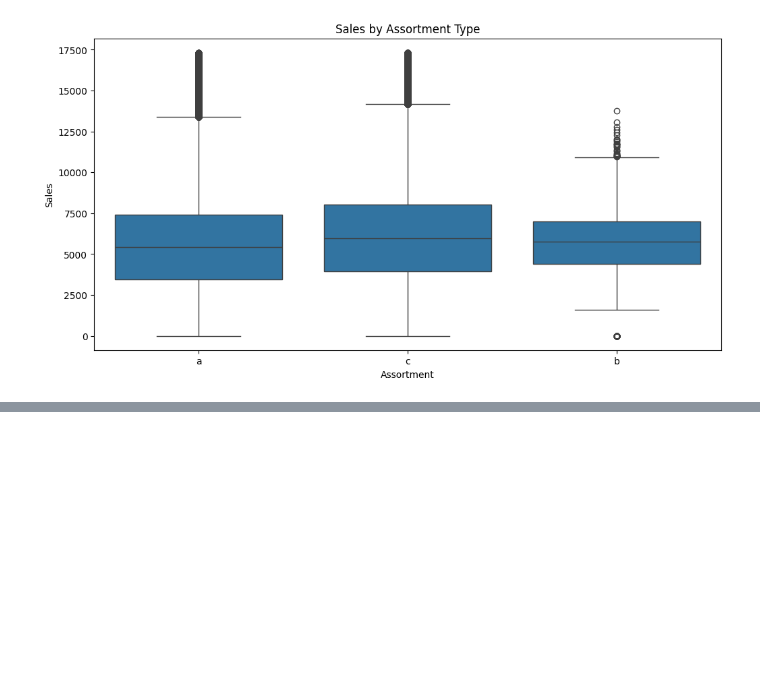
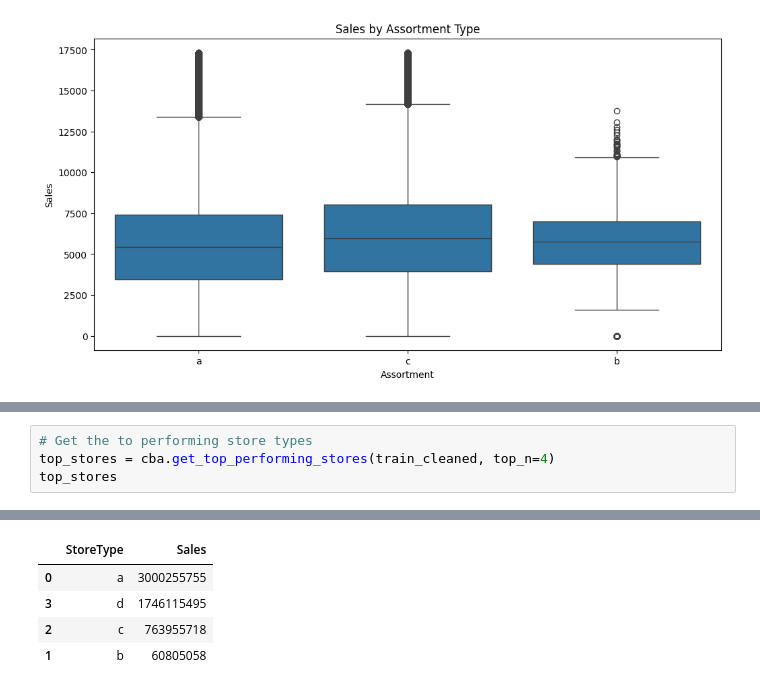
Before and after one commit to GetieBalew24/Rossmann--Sales-Prediction, a Jupyter notebook: notebooks/customer_purchasing_behavior_EDA.ipynb, the cells around one changed output, grey strips where cells are left out. Drawn from its saved outputs; the diff is of its cells as text; blank space fills up the shorter version.

```diff
--- a/notebooks/customer_purchasing_behavior_EDA.ipynb
+++ b/notebooks/customer_purchasing_behavior_EDA.ipynb
@@ -252,0 +254,5 @@ cba.plot_sales_vs_competitor(train_cleaned)
+# %%
+# Get the to performing store types
+top_stores = cba.get_top_performing_stores(train_cleaned, top_n=4)
+top_stores
+# %% [output]
@@ -252,0 +260,5 @@ cba.plot_sales_vs_competitor(train_cleaned)
+|  | StoreType | Sales |
+| 0 | a | 3000255755 |
+| 3 | d | 1746115495 |
+| 2 | c | 763955718 |
+| 1 | b | 60805058 |
```
Also changed, not shown: parts of 6 cells of this notebook, 1 other file.
